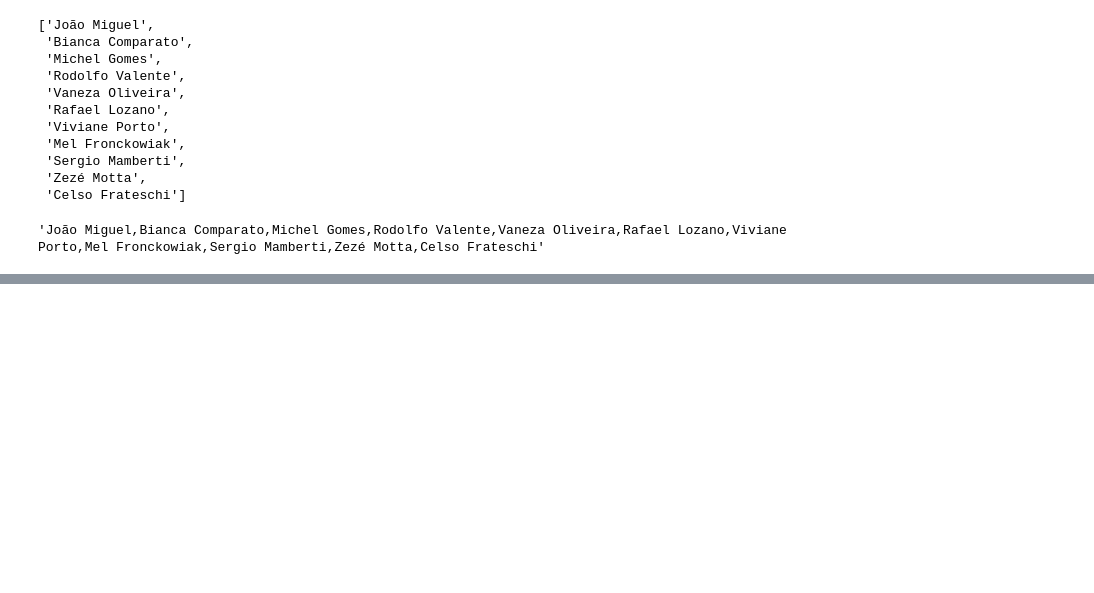
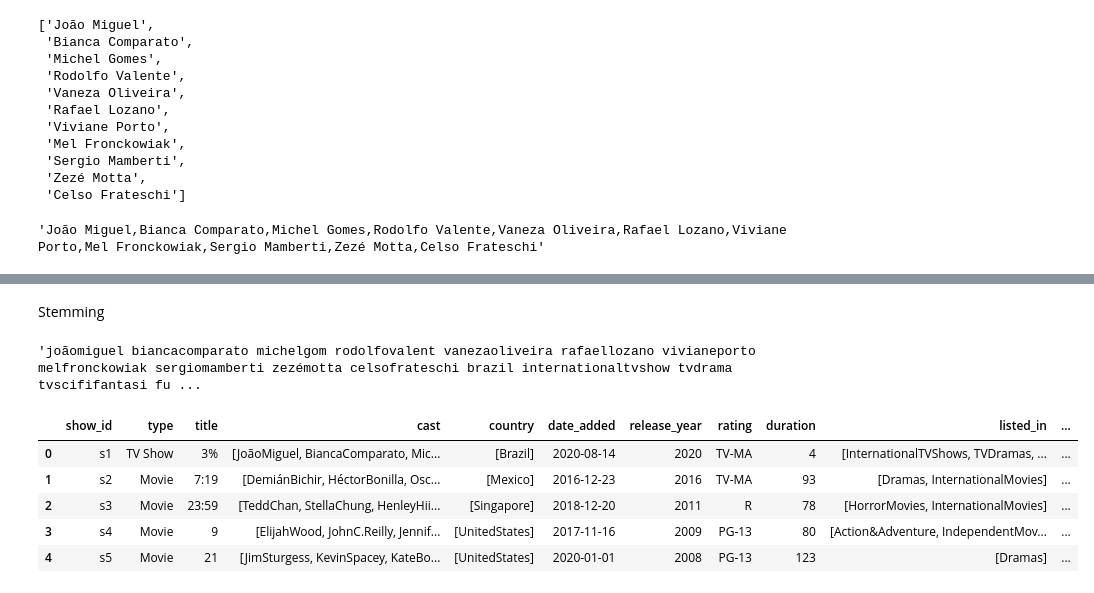
Before and after one commit to AkashK18/-NETFLIX-MOVIES-AND-TV-SHOWS-CLUSTERING, a Jupyter notebook: Netflix_&_TV_Shows.ipynb, the cells around one changed output, grey strips where cells are left out. Drawn from its saved outputs; the diff is of its cells as text; code cells hidden in the pictures; blank space fills up the shorter version.

```diff
--- a/Netflix_&_TV_Shows.ipynb
+++ b/Netflix_&_TV_Shows.ipynb
@@ -811,0 +843,7 @@ df['text'] = df['text'].apply(lambda x: x.lower())
+# %%
+# Defining stopwords
+def stopwords(text):
+  '''a function for removing the stopword'''
+  text = [word for word in text.split() if word not in sw]
+  # joining the list of words with space separator
+  return " ".join(text)
@@ -811,0 +858,2 @@ df['text'] = df['text'].apply(lambda x: x.lower())
+# %% [markdown]
+Stemming
@@ -811,0 +862,8 @@ df['text'] = df['text'].apply(lambda x: x.lower())
+# %%
+# create an object of stemming function
+stemmer = SnowballStemmer("english")
+
+def stemming(text):
+  '''a function which stems each word in the given text'''
+  text = [stemmer.stem(word) for word in text.split()]
+  return " ".join(text)
@@ -811,0 +873,15 @@ df['text'] = df['text'].apply(lambda x: x.lower())
+# %%
+# this is how value in text looks like after applying stemming function
+df ['text'][0]
+# %% [output]
+'joãomiguel biancacomparato michelgom rodolfovalent vanezaoliveira rafaellozano vivianeporto melfronckowiak sergiomamberti zezémotta celsofrateschi brazil internationaltvshow tvdrama tvscififantasi fu ...
+# %%
+# final dataframe will look like this after preprocessing
+df.head()
+# %% [output]
+|  | show_id | type | title | cast | country | date_added | release_year | rating | duration | listed_in | ... |
+| 0 | s1 | TV Show | 3% | [JoãoMiguel, BiancaComparato, Mic... | [Brazil] | 2020-08-14 | 2020 | TV-MA | 4 | [InternationalTVShows, TVDramas, ... | ... |
+| 1 | s2 | Movie | 7:19 | [DemiánBichir, HéctorBonilla, Osc... | [Mexico] | 2016-12-23 | 2016 | TV-MA | 93 | [Dramas, InternationalMovies] | ... |
+| 2 | s3 | Movie | 23:59 | [TeddChan, StellaChung, HenleyHii... | [Singapore] | 2018-12-20 | 2011 | R | 78 | [HorrorMovies, InternationalMovies] | ... |
+| 3 | s4 | Movie | 9 | [ElijahWood, JohnC.Reilly, Jennif... | [UnitedStates] | 2017-11-16 | 2009 | PG-13 | 80 | [Action&Adventure, IndependentMov... | ... |
+| 4 | s5 | Movie | 21 | [JimSturgess, KevinSpacey, KateBo... | [UnitedStates] | 2020-01-01 | 2008 | PG-13 | 123 | [Dramas] | ... |
```
Also changed, not shown: parts of 22 cells of this notebook.
